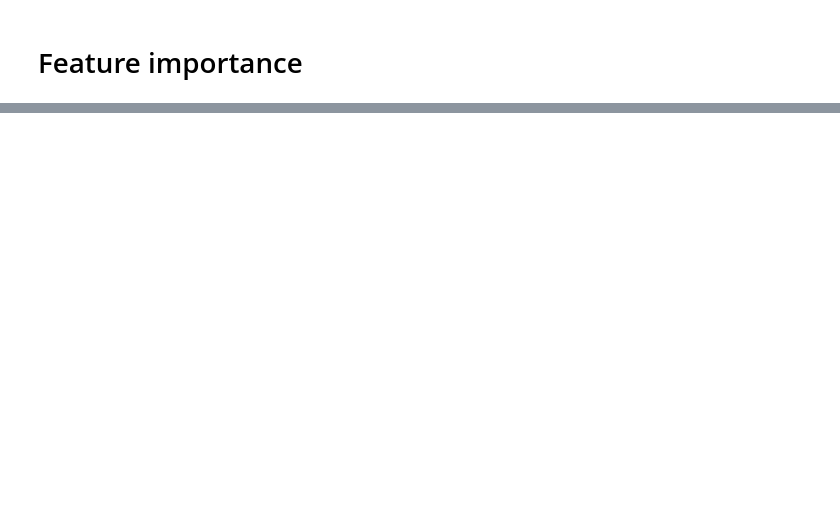
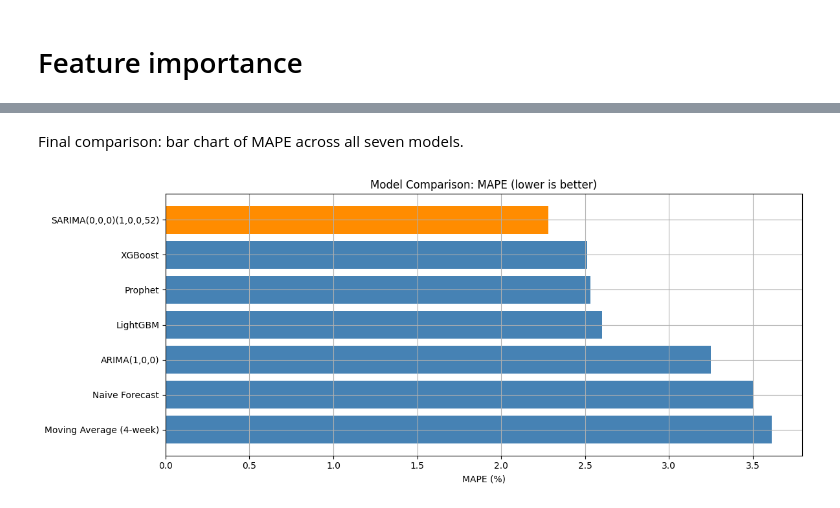
Before and after one commit to Bassey-data/Retail-sales-forecasting, a Jupyter notebook: retail_sales_forecasting.ipynb, the cells around one changed output, grey strips where cells are left out. Saved outputs shown, nothing was run; the diff lists cells and outputs as text; code cells hidden in the pictures; blank space fills up the shorter version.

Commit message:
Add XGBoost and LightGBM models, complete full model comparison across all seven models

```diff
--- a/retail_sales_forecasting.ipynb
+++ b/retail_sales_forecasting.ipynb
@@ -690,0 +891,13 @@ plt.show()
+# %%
+lgb_model = lgb.LGBMRegressor(
+    n_estimators=100,
+    max_depth=3,
+    learning_rate=0.1,
+    random_state=RANDOM_STATE,
+    verbose=-1
+)
+lgb_model.fit(X_train, y_train)
+
+lgb_preds = lgb_model.predict(X_test)
+
+results.append(evaluate_forecast(y_test, lgb_preds, "LightGBM"))
@@ -690,0 +912,14 @@ plt.show()
+# %%
+lgb_model_tuned = lgb.LGBMRegressor(
+    n_estimators=100,
+    max_depth=3,
+    learning_rate=0.1,
+    min_child_samples=5,
+    random_state=RANDOM_STATE,
+    verbose=-1
+)
+lgb_model_tuned.fit(X_train, y_train)
+
+lgb_preds_tuned = lgb_model_tuned.predict(X_test)
+
+evaluate_forecast(y_test, lgb_preds_tuned, "LightGBM (tuned min_child_samples)")
@@ -690,0 +939,7 @@ plt.show()
+# %%
+# Remove the flawed untuned LightGBM entry, keep only the corrected version
+results[:] = [r for r in results if r['model'] != 'LightGBM']
+
+results.append(evaluate_forecast(y_test, lgb_preds_tuned, "LightGBM"))
+
+pd.DataFrame(results)
@@ -690,0 +959,15 @@ plt.show()
+# %% [markdown]
+Final comparison: bar chart of MAPE across all seven models.
+# %%
+results_df = pd.DataFrame(results).sort_values('MAPE')
+
+fig, ax = plt.subplots()
+colors = ['steelblue' if m != 'SARIMA(0,0,0)(1,0,0,52)' else 'darkorange' for m in results_df['model']]
+ax.barh(results_df['model'], results_df['MAPE'], color=colors)
+ax.set_xlabel('MAPE (%)')
+ax.set_title('Model Comparison: MAPE (lower is better)')
+ax.invert_yaxis()
+plt.tight_layout()
+plt.show()
+# %% [output]
+[figure, added]
```
Also changed, not shown: parts of 34 cells of this notebook.
